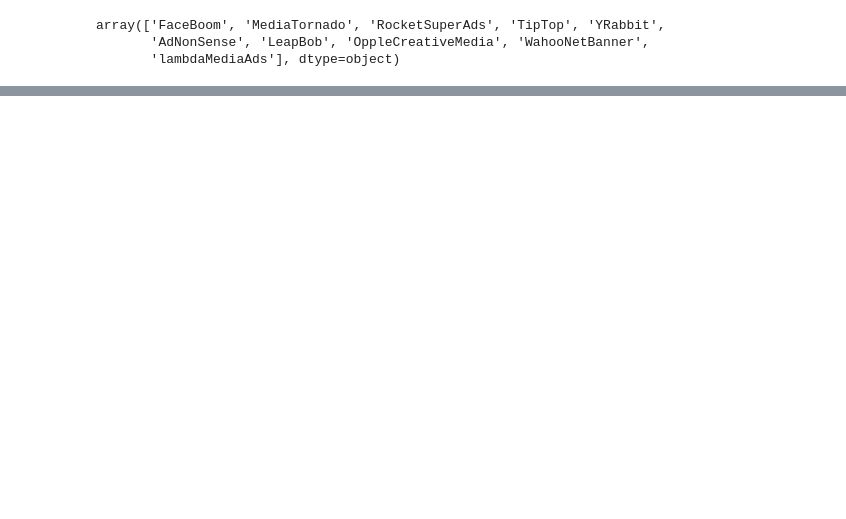
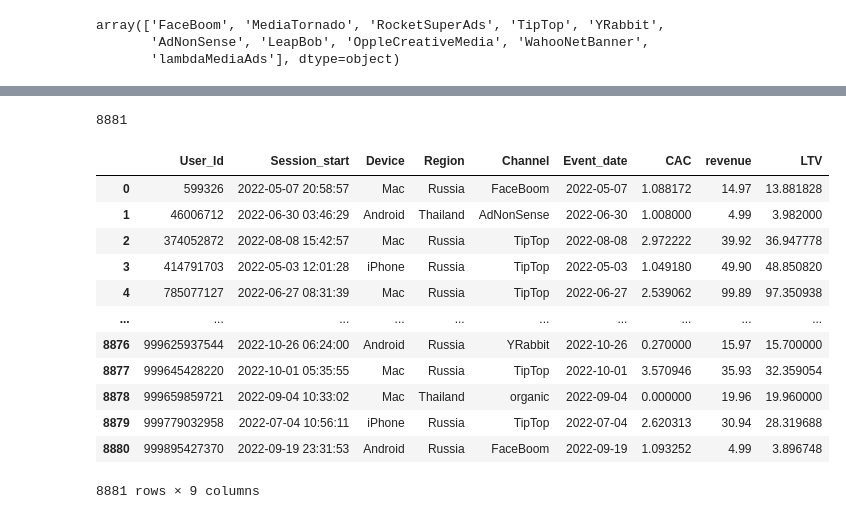
Before and after one commit to tespip/nenyam, a Jupyter notebook: Report_C1.ipynb, the cells around one changed output, grey strips where cells are left out. Drawn from its saved outputs; the diff is of its cells as text; code cells hidden in the pictures; blank space fills up the shorter version.

```diff
--- a/Report_C1.ipynb
+++ b/Report_C1.ipynb
@@ -377,6 +390,5 @@ with engine.connect() as con:
 # %%
 
-expenses_df['dt'] = expenses_df['dt'].astype(object)
 expenses_df.info()
 # %% [output]
 <class 'pandas.core.frame.DataFrame'>
@@ -477 +565,30 @@ Region           0
 dtype: int64
+# %%
+len(orders_df['User_Id'].unique())
+# %% [output]
+8881
+# %%
+def LTV(orders, users_bundle):
+    revenue_per_user = orders.groupby('User_Id').agg(
+        revenue=('Revenue', 'sum')
+    ).reset_index()
+    users_ltv = pd.merge(users_bundle, revenue_per_user, on='User_Id', how='right')
+    users_ltv['LTV'] = users_ltv['revenue'] - users_ltv['CAC']
+    return users_ltv
+
+users_ltv = LTV(orders_df, users_bundle)
+users_ltv
+# %% [output]
+|  | User_Id | Session_start | Device | Region | Channel | Event_date | CAC | revenue | LTV |
+| 0 | 599326 | 2022-05-07 20:58:57 | Mac | Russia | FaceBoom | 2022-05-07 | 1.088172 | 14.97 | 13.881828 |
+| 1 | 46006712 | 2022-06-30 03:46:29 | Android | Thailand | AdNonSense | 2022-06-30 | 1.008000 | 4.99 | 3.982000 |
+| 2 | 374052872 | 2022-08-08 15:42:57 | Mac | Russia | TipTop | 2022-08-08 | 2.972222 | 39.92 | 36.947778 |
+| 3 | 414791703 | 2022-05-03 12:01:28 | iPhone | Russia | TipTop | 2022-05-03 | 1.049180 | 49.90 | 48.850820 |
+| 4 | 785077127 | 2022-06-27 08:31:39 | Mac | Russia | TipTop | 2022-06-27 | 2.539062 | 99.89 | 97.350938 |
+| ... | ... | ... | ... | ... | ... | ... | ... | ... | ... |
+| 8876 | 999625937544 | 2022-10-26 06:24:00 | Android | Russia | YRabbit | 2022-10-26 | 0.270000 | 15.97 | 15.700000 |
+| 8877 | 999645428220 | 2022-10-01 05:35:55 | Mac | Russia | TipTop | 2022-10-01 | 3.570946 | 35.93 | 32.359054 |
+| 8878 | 999659859721 | 2022-09-04 10:33:02 | Mac | Thailand | organic | 2022-09-04 | 0.000000 | 19.96 | 19.960000 |
+| 8879 | 999779032958 | 2022-07-04 10:56:11 | iPhone | Russia | TipTop | 2022-07-04 | 2.620313 | 30.94 | 28.319688 |
+| 8880 | 999895427370 | 2022-09-19 23:31:53 | Android | Russia | FaceBoom | 2022-09-19 | 1.093252 | 4.99 | 3.896748 |
+8881 rows × 9 columns
```
Also changed, not shown: parts of 18 cells of this notebook.
